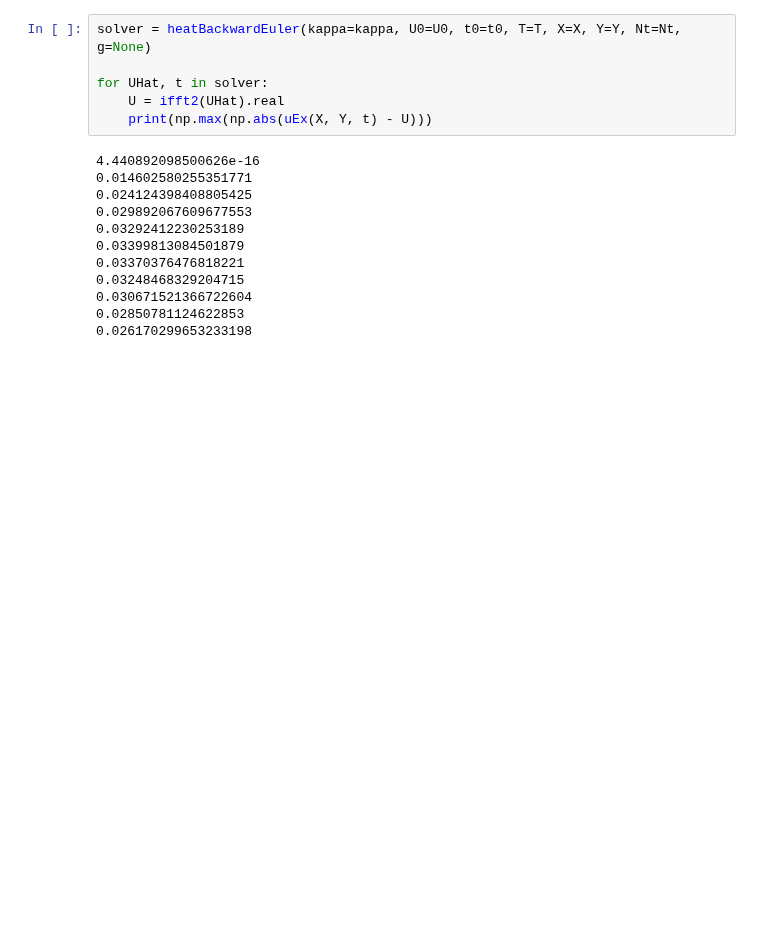
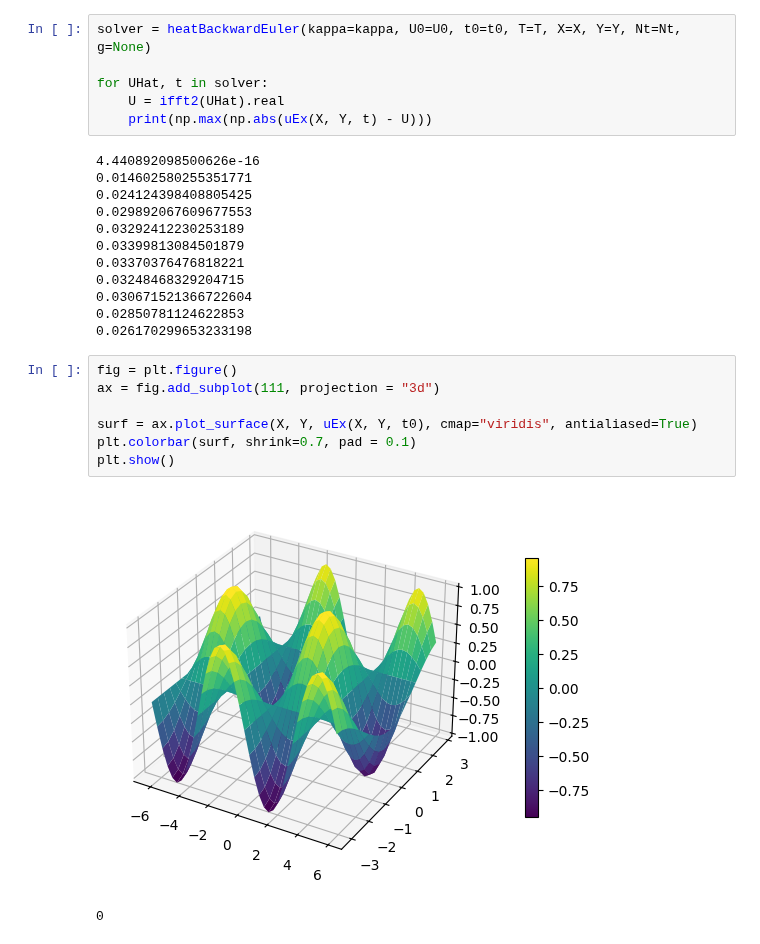
Before and after one commit to solniva/TMA4320_ScientificComputationNotes, a Jupyter notebook: eksamensoving/spectral.ipynb, the cells around one changed output. Drawn from its saved outputs; the diff is of its cells as text; blank space fills up the shorter version.

```diff
--- a/eksamensoving/spectral.ipynb
+++ b/eksamensoving/spectral.ipynb
@@ -66,3 +66,13 @@ for UHat, t in solver:
 0.030671521366722604
 0.02850781124622853
 0.026170299653233198
+# %%
+fig = plt.figure()
+ax = fig.add_subplot(111, projection = "3d")
+
+surf = ax.plot_surface(X, Y, uEx(X, Y, t0), cmap="viridis", antialiased=True)
+plt.colorbar(surf, shrink=0.7, pad = 0.1)
+plt.show()
+# %% [output]
+[figure, added]
+0
```
Also changed, not shown: parts of 1 cell of this notebook, 1 other file.
